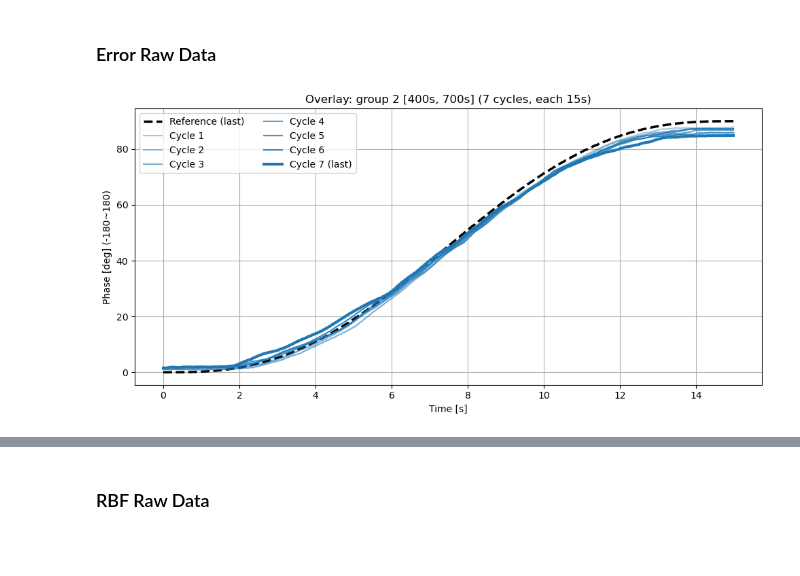
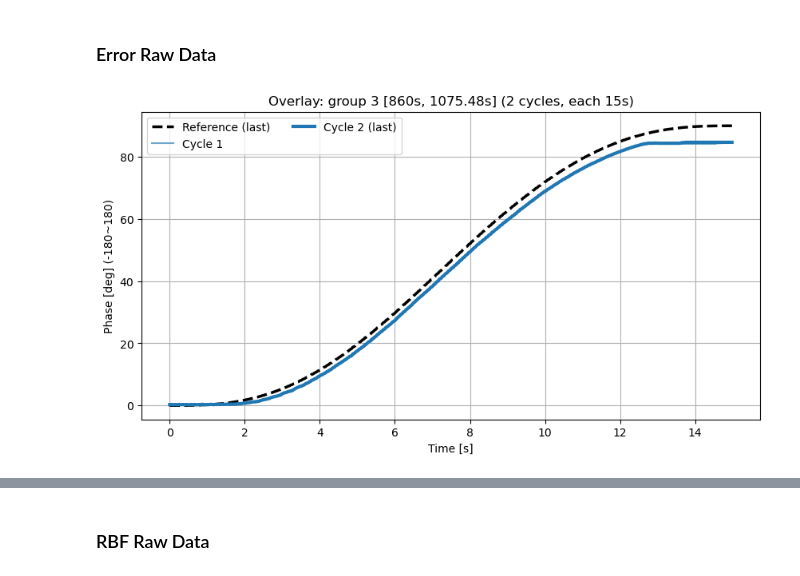
Before and after one commit to ok701/cdrr_data_analysis, a Jupyter notebook: experiment/algorithm/ann_ran/ARAC.ipynb, the cells around one changed output, grey strips where cells are left out. Cells and saved outputs as stored; diff of their text form; code cells hidden in the pictures; blank space fills up the shorter version.

```diff
--- a/experiment/algorithm/ann_ran/ARAC.ipynb
+++ b/experiment/algorithm/ann_ran/ARAC.ipynb
@@ -446,15 +328,17 @@ else:
 import numpy as np
 import matplotlib.pyplot as plt
 
-last_n = 7
+last_n = 4
 group_colors = ['C2', 'C0', 'C1']
-group_labels = ['Passive', 'AAN', 'ARAC']
+group_labels = [ 'AAN', 'ARAC', 'Passive',]
+
 fixed_len = int(15 * sample_rate)  # 15초 길이
 
 plt.figure(figsize=(10, 5))
 
 for group_idx in range(len(split_times) + 1):
     # --- 구간 정의 ---
+
     if group_idx == 0:
         start_time = 0
     else:
@@ -525,0 +586,4 @@ plt.show()
+# %%
+for s, e in zip(rising, falling):
+    print(f'cycle length (s): {(e-s)/sample_rate:.2f}')
+print("mean_curve after 2 s (first 10 samples):", mean_curve[idx_after2][:10])
@@ -525,0 +599,19 @@ plt.show()
+# %%
+for group_idx in range(len(split_times) + 1):
+    label = group_labels[group_idx]
+    print('----', label, '----')
+
+    # 0) 구간 마스크
+    # ... (기존 내용 동일)
+
+    # 1) rising / falling 검출 결과
+    print('  rising:', len(rising), 'points,  falling:', len(falling), 'points')
+
+    # 2) 사이클 개수
+    print('  cycles found:', len(rising), '(need ≥', last_n, ')')
+
+    # 3) mean_curve 저장 유무
+    if label in mean_curves:
+        print('  mean_curve length:', len(mean_curves[label]))
+    else:
+        print('  mean_curve NOT stored')
@@ -530,12 +707,12 @@ import numpy as np
 import matplotlib.pyplot as plt
 
 cut_sec      = 15             # 각 cycle 길이(초)
-num_cycles   = 10             # 마지막 몇 개 cycle을 볼지
+num_cycles   = 2             # 마지막 몇 개 cycle을 볼지
 base_color   = 'C0'           # 그래프 색상
 sample_rate  = 50
 
 # ------------------------------
-group_idx = 1                 # 0부터 시작 (0: group1, 1: group2, ...)
+# group_idx = 1                 # 0부터 시작 (0: group1, 1: group2, ...)
 
 # === 데이터 로드 ===
 traj   = tdms[group]['Trajectory'][:]
@@ -576,32 +753,32 @@ rising_idx = np.where((traj_bin[:-1] == 0) & (traj_bin[1:] == 1))[0] + 1
 
 segments_act, segments_ref = [], []
 for s in rising_idx[-num_cycles:]:
     if s + cut_len <= len(traj_bin):
         seg_act = phase_act_deg[s:s+cut_len].copy()
         seg_ref = phase_ref_deg[s:s+cut_len].copy()
         segments_act.append(seg_act)
         segments_ref.append(seg_ref)
 
 if not segments_act:
     print(f"group {group_idx+1}: 추출된 cycle이 없습니다.")
 else:
     segments_act = np.vstack(segments_act)
     segments_ref = np.vstack(segments_ref)
     t_short = np.arange(cut_len) / sample_rate
 
     plt.figure(figsize=(10,5))
     plt.plot(t_short, segments_ref[-1], color='black', linestyle='--', linewidth=2.5, label='Reference (last)')
     for idx2, seg in enumerate(segments_act):
         alpha = 0.3 + 0.7 * (idx2+1)/len(segments_act)
         lw = 1.5 if idx2 < len(segments_act)-1 else 3
         label = f'Cycle {idx2+1}' if idx2 < len(segments_act)-1 else f'Cycle {idx2+1} (last)'
         plt.plot(t_short, seg, color=base_color, alpha=alpha, lw=lw, label=label)
     plt.xlabel('Time [s]')
     plt.ylabel('Phase [deg] (-180~180)')
     plt.title(f'Overlay: group {group_idx+1} [{start_time}s, {end_time}s] ({len(segments_act)} cycles, each {cut_sec}s)')
     plt.legend(ncol=2)
     plt.grid(True)
-    plt.tight_layout()
+    # plt.tight_layout()
     plt.show()
 # %% [output]
-[figure, old version]
+[figure, new version]
```
Also changed, not shown: parts of 31 cells of this notebook, 53 other files.
